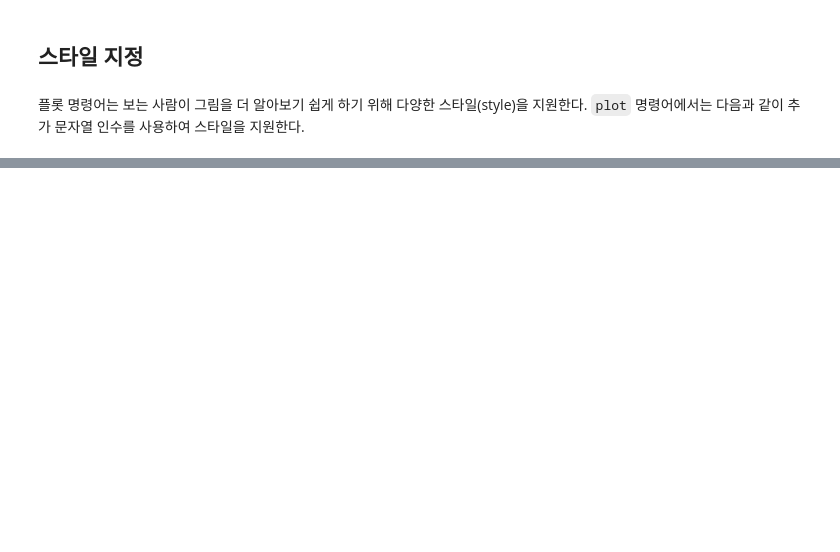
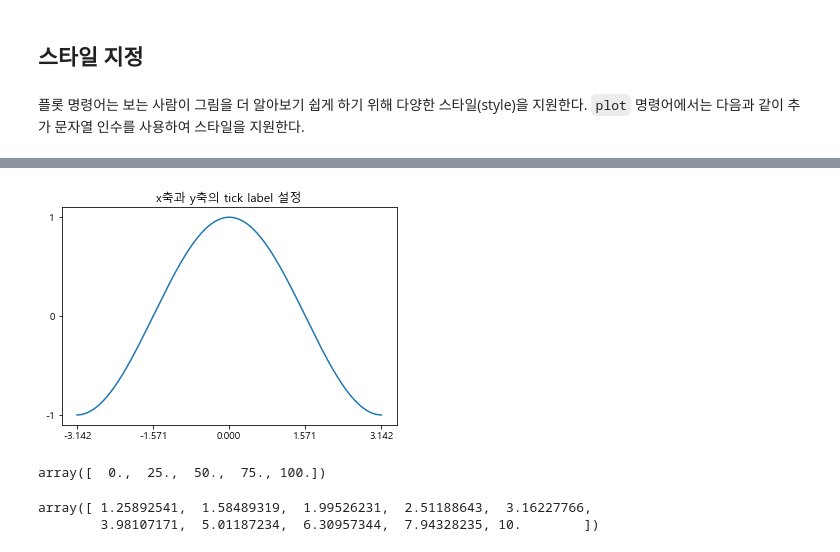
Before and after one commit to moonseokho85/TIL, a Jupyter notebook: A.I/06_Matplotlib.ipynb, the cells around one changed output, grey strips where cells are left out. Saved outputs shown, nothing was run; the diff lists cells and outputs as text; code cells hidden in the pictures; blank space fills up the shorter version.

```diff
--- a/A.I/06_Matplotlib.ipynb
+++ b/A.I/06_Matplotlib.ipynb
@@ -140,0 +183,19 @@ plt.show()
+# %%
+X = np.linspace(-np.pi, np.pi, 256) # linspace or logspace 명령은 선형 구간 혹은 로그 구간을 지정한 수 만큼 분할합니다.
+C = np.cos(X)
+plt.title("x축과 y축의 tick label 설정")
+plt.plot(X, C)
+plt.xticks([-np.pi, -np.pi / 2, 0, np.pi / 2, np.pi])
+plt.yticks([-1, 0, +1])
+plt.show()
+# %% [output]
+[figure, added]
+# %%
+np.linspace(0, 100, 5) # 시작, 끝(포함), 개수
+# %% [output]
+array([  0.,  25.,  50.,  75., 100.])
+# %%
+np.logspace(0.1, 1, 10)
+# %% [output]
+array([ 1.25892541,  1.58489319,  1.99526231,  2.51188643,  3.16227766,
+        3.98107171,  5.01187234,  6.30957344,  7.94328235, 10.        ])
```
Also changed, not shown: parts of 63 cells of this notebook, 1 other file.
